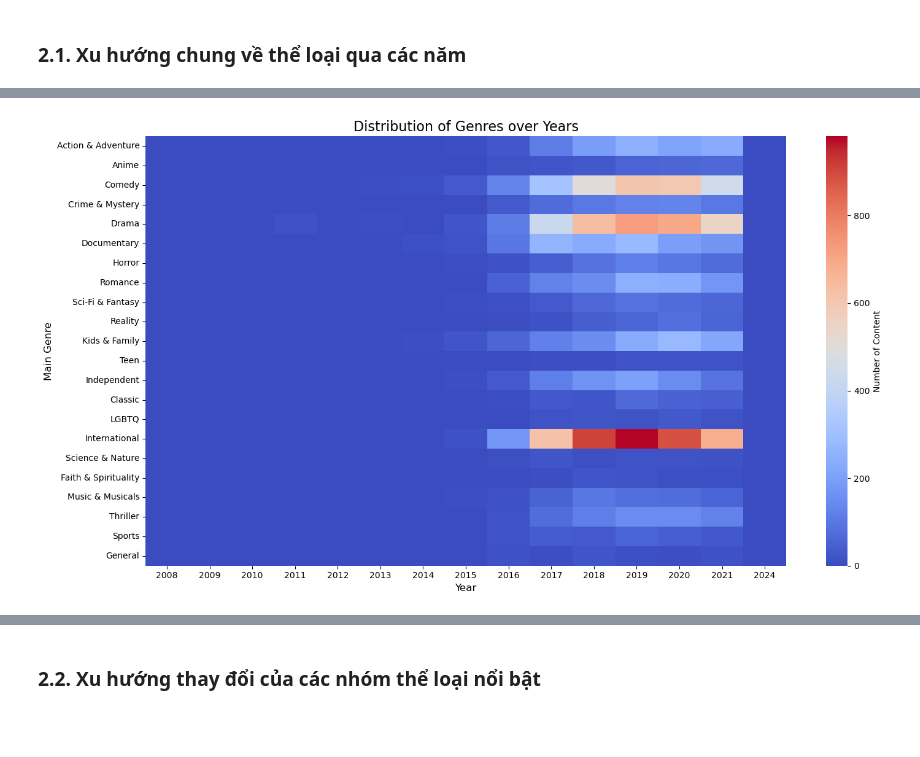
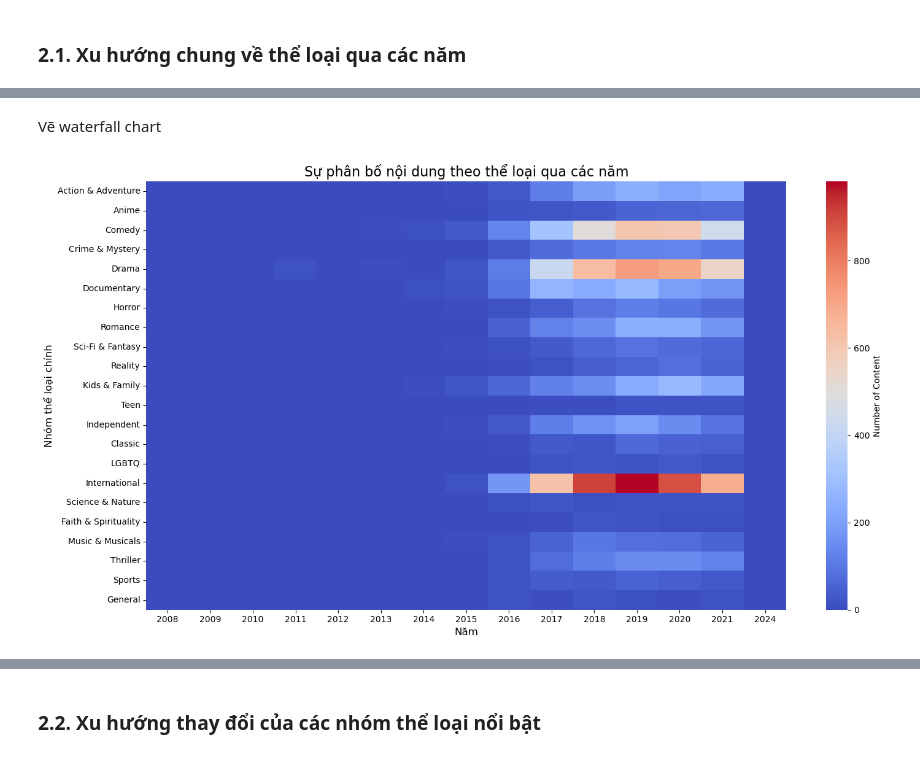
Before and after one commit to kNhung/PDS_FinalProject, a Jupyter notebook: data_questions/knhung_question1.ipynb, the cells around one changed output, grey strips where cells are left out. Saved outputs shown, nothing was run; the diff lists cells and outputs as text; code cells hidden in the pictures; blank space fills up the shorter version.

```diff
--- a/data_questions/knhung_question1.ipynb
+++ b/data_questions/knhung_question1.ipynb
@@ -271,16 +308,18 @@ for main_genre, specific_genres in main_genre_lists.items():
 
 # Chuyển thành DataFrame để dễ vẽ biểu đồ
 genre_trends_df = pd.DataFrame(genre_trends)
+# %% [markdown]
+Vẽ waterfall chart
 # %%
 plt.figure(figsize=(15, 8))
 sns.heatmap(genre_trends_df.T, cmap='coolwarm', annot=False, fmt='d', cbar_kws={'label': 'Number of Content'})
-plt.title('Distribution of Genres over Years', fontsize=16)
-plt.xlabel('Year', fontsize=12)
-plt.ylabel('Main Genre', fontsize=12)
+plt.title('Sự phân bố nội dung theo thể loại qua các năm', fontsize=16)
+plt.xlabel('Năm', fontsize=12)
+plt.ylabel('Nhóm thể loại chính', fontsize=12)
 plt.tight_layout()
 plt.show()
 # %% [output]
-[figure, old version]
+[figure, new version]
 # %% [markdown]
 **Nhận xét:**
 - Giai đoạn 2008 - 2015:
```
Also changed, not shown: parts of 18 cells of this notebook.
